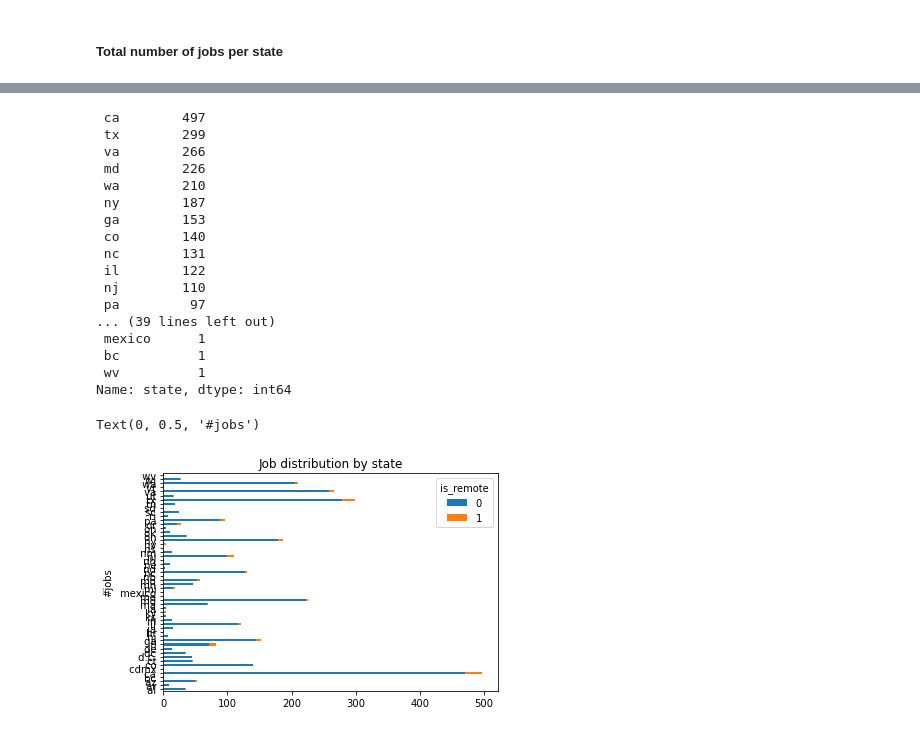
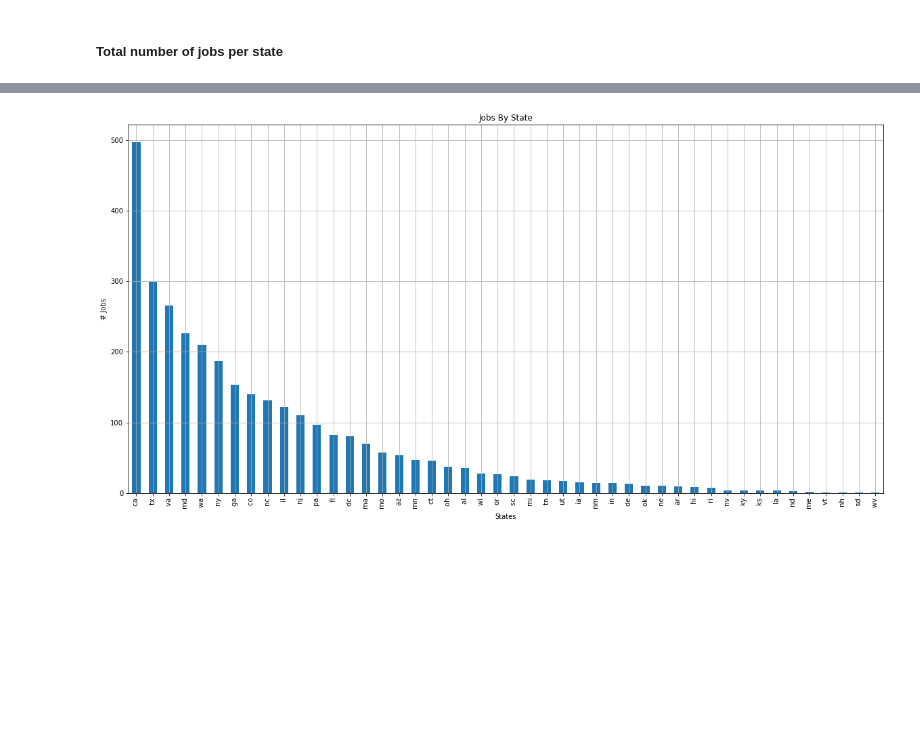
Before and after one commit to ChitraChaudhari/Jobsite-Listings-Capstone, a Jupyter notebook: Dice_EDA.ipynb, the cells around one changed output, grey strips where cells are left out. Cells and saved outputs as stored; diff of their text form; code cells hidden in the pictures; blank space fills up the shorter version.

```diff
--- a/Dice_EDA.ipynb
+++ b/Dice_EDA.ipynb
@@ -311,0 +170,3 @@ df_dice
+# %%
+df_dice['country'] = df_dice['country'].str.replace('dc', 'usa')
+df_dice.country.value_counts()
@@ -311,0 +196,8 @@ df_dice
+# %%
+experience_levels = ['associate','senior','intern','staff','principal',
+                  'director','leader','manager','specialist','entry level','machine learning'
+                    ,'junior','jr','sr']
+
+df_dice['experience_level'] = '0'
+for index,level in enumerate(experience_levels):
+    df_dice['experience_level'] = np.where(df_dice['description'].str.contains(level),level,df_dice['experience_level'])
@@ -311,0 +223,22 @@ df_dice
+# %%
+skills=['python','java','sql','spark','hadoop','machine learning','hive','pig','git','nosql','aws','azure', 'power bi', 'tableau','etl','agile','relational databases','postgres','matlab','graphql','data analysis','excel','data modeling','shell scripting','gcp','cloud computing','deep learning','nlp','flask','eda']
+
+df_dice['skills'] = np.nan
+
+for ind in df_dice.index:
+    skillSummary=df_dice['description'][ind]
+
+    skillSummary = re.sub("[^a-zA-Z]",  # Search for all non-letters
+                          " ",          # Replace all non-letters with spaces
+                          str(skillSummary))
+    skillsArray = ''
+    for skill in skills:
+        if  re.search(skill,skillSummary):
+            skillsArray=skillsArray+skill+','
+    skillsArray = skillsArray[:-1]
+    #print(skillsArray)
+    #print(ind)
+    if ind < len(df_dice):
+        df_dice['skills'].iloc[ind]=skillsArray
+#df.loc[df['skills'].str.contains('NaN',na=True), 'skills'] ='Nothing_found'
+df_dice.head(15)
@@ -363,28 +294,12 @@ df_dice.state.nunique()
-# %%
-df_dice.state.value_counts().head(54)
-# %% [output]
- ca        497
- tx        299
- va        266
- md        226
- wa        210
- ny        187
- ga        153
- co        140
- nc        131
- il        122
- nj        110
- pa         97
-... (39 lines left out)
- mexico      1
- bc          1
- wv          1
-Name: state, dtype: int64
 # %%
-unstacked = df_dice.groupby(['state','is_remote']).size().unstack()
-subplot = unstacked.plot(kind='barh', stacked=True,  title='Job distribution by state')
-subplot.set_ylabel('#jobs')
+state_group = df_dice.state.value_counts()
+fig = plt.figure(figsize = (20,10))
+state_group.plot.bar()
+plt.title('Jobs By State')
+plt.xlabel("States")
+plt.ylabel("# Jobs")
+plt.grid()
+plt.show()
 # %% [output]
-Text(0, 0.5, '#jobs')
-[figure, old version]
+[figure, new version]
 # %%
```
Also changed, not shown: parts of 73 cells of this notebook, 2 other files.
